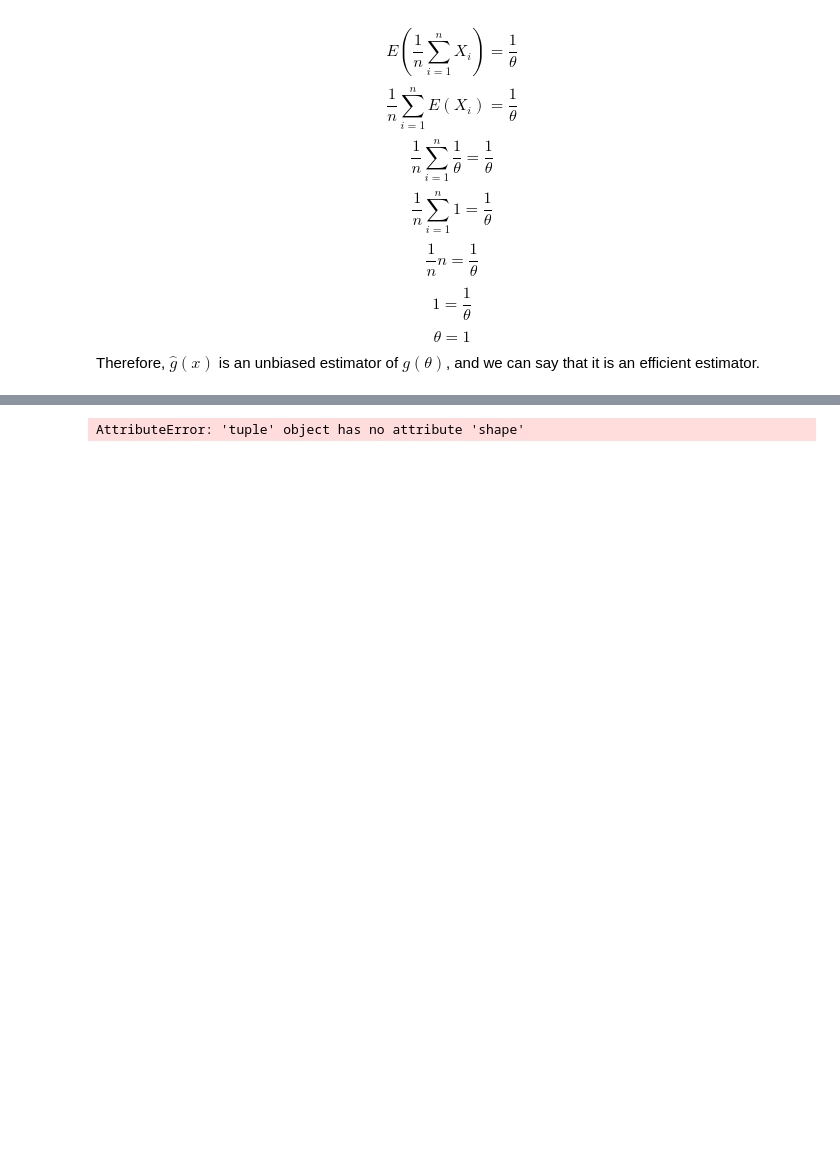
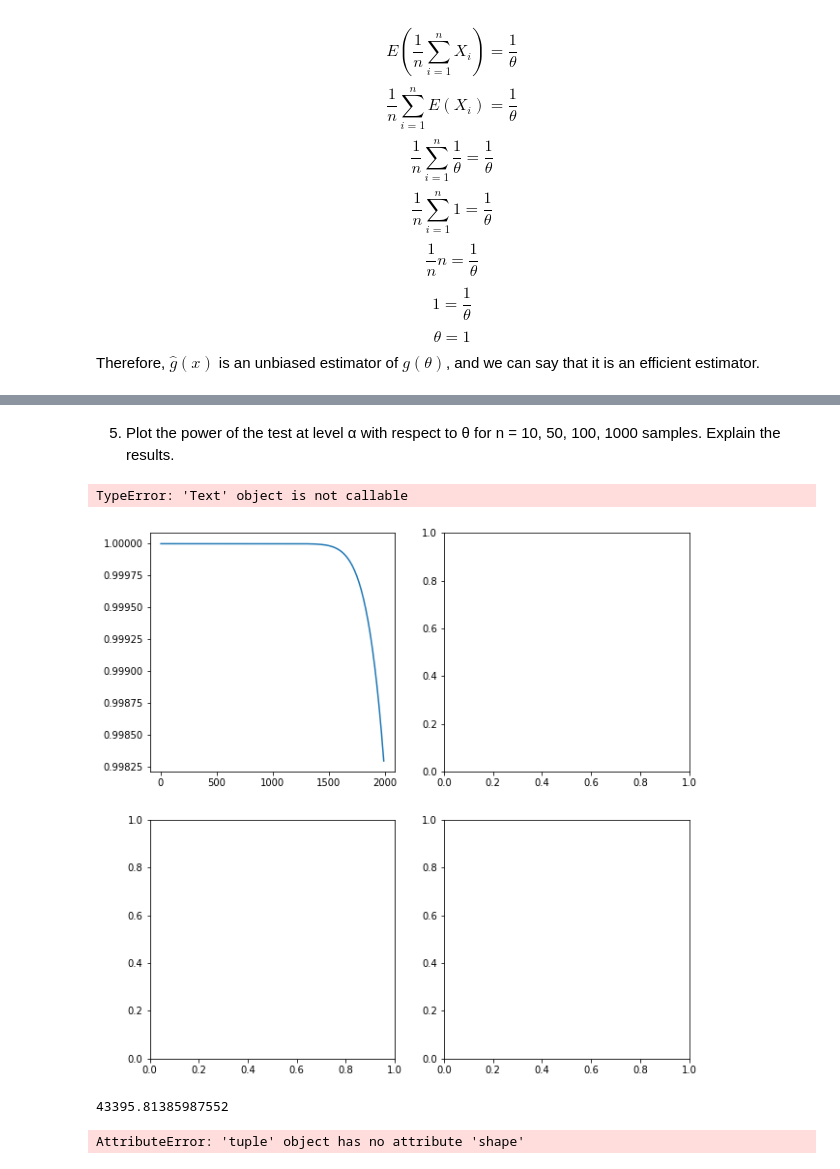
Before and after one commit to luizfysouza/MDI220, a Jupyter notebook: Project.ipynb, the cells around one changed output, grey strips where cells are left out. Saved outputs shown, nothing was run; the diff lists cells and outputs as text; code cells hidden in the pictures; blank space fills up the shorter version.

```diff
--- a/Project.ipynb
+++ b/Project.ipynb
@@ -158,0 +232,22 @@ Therefore, $\hat{g}(x)$ is an unbiased estimator of $g(\theta)$, and we can say
+# %% [markdown]
+5. Plot the power of the test at level α with respect to θ for n = 10, 50, 100, 1000 samples.
+Explain the results.
+# %%
+thetas = list(range(1, 2000, 10))
+n = [10, 50, 100, 100]
+fig, ax = plt.subplots(2,2 , figsize=(10, 10))
+ax[0,0].plot(thetas, stat.gamma.cdf(x=x_alpha, a=10, scale=thetas))
+ax[0,0].title ('n = 10')
+ax[0,1].plot(thetas, stat.gamma.cdf(x=x_alpha, a=50, scale=thetas))
+ax[0,1].title ('n = 50')
+ax[1,0].plot(thetas, stat.gamma.cdf(x=x_alpha, a=100, scale=thetas))
+ax[0,1].title ('n = ' +str(n))
+ax[1,1].plot(thetas, stat.gamma.cdf(x=x_alpha, a=1000, scale=thetas))
+ax[1,1].title ('n = ' +str(n))
+# %% [output]
+TypeError: 'Text' object is not callable
+[figure, added]
+# %%
+x_alpha
+# %% [output]
+43395.81385987552
```
Also changed, not shown: parts of 9 cells of this notebook.
